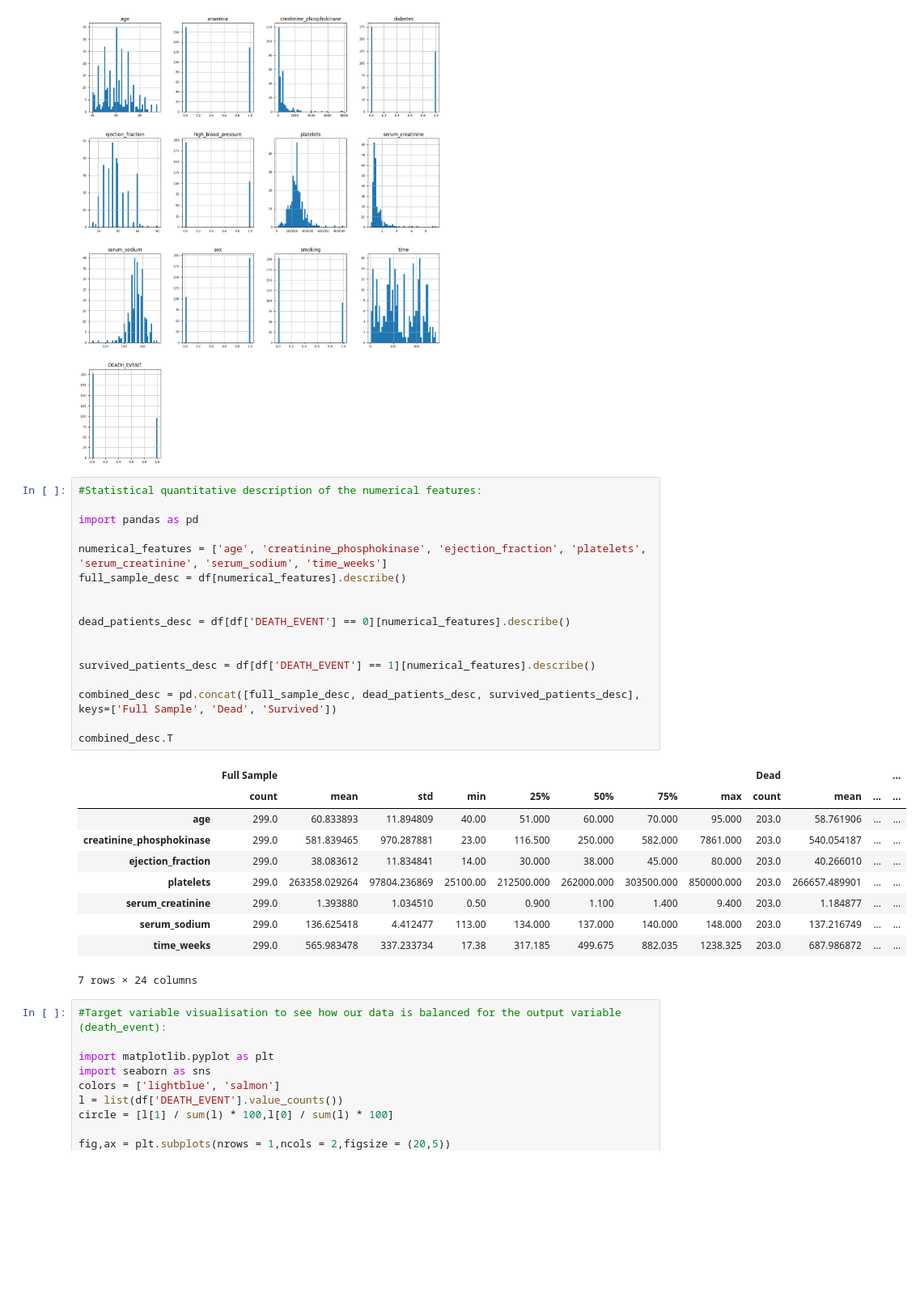
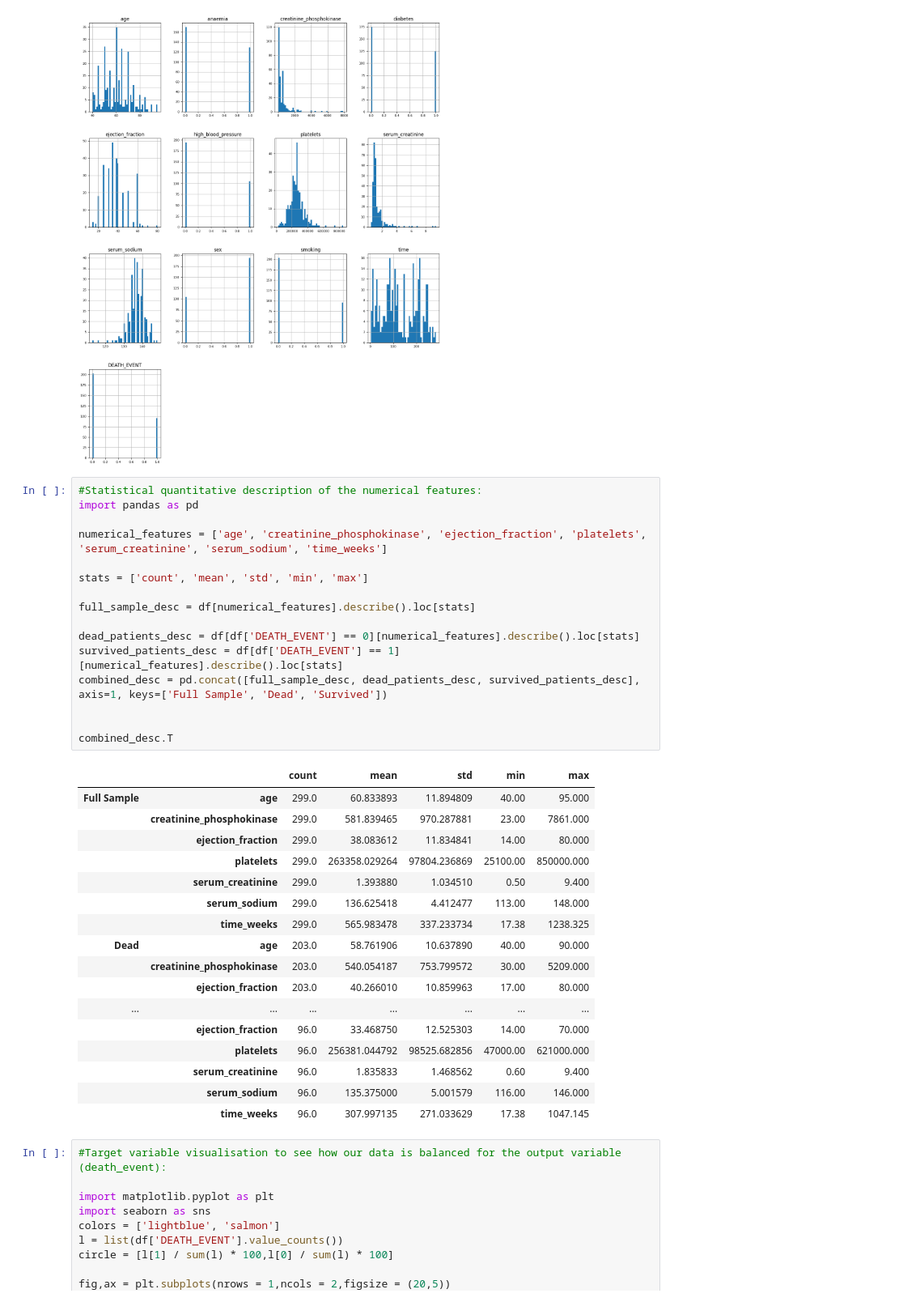
Before and after one commit to ShreyaSreeram/Datasci223-Final-Project, a Jupyter notebook: Datascience_223_Final_Project.ipynb, the cells around one changed output. Shown at 81% size. Cells and saved outputs as stored; diff of their text form; blank space fills up the shorter version.

```diff
--- a/Datascience_223_Final_Project.ipynb
+++ b/Datascience_223_Final_Project.ipynb
@@ -253,32 +253,38 @@ NameError: name 'plt' is not defined
 [figure]
 # %%
 #Statistical quantitative description of the numerical features:
-
 import pandas as pd
 
 numerical_features = ['age', 'creatinine_phosphokinase', 'ejection_fraction', 'platelets', 'serum_creatinine', 'serum_sodium', 'time_weeks']
-full_sample_desc = df[numerical_features].describe()
+
+stats = ['count', 'mean', 'std', 'min', 'max']
+
+full_sample_desc = df[numerical_features].describe().loc[stats]
+
+dead_patients_desc = df[df['DEATH_EVENT'] == 0][numerical_features].describe().loc[stats]
+survived_patients_desc = df[df['DEATH_EVENT'] == 1][numerical_features].describe().loc[stats]
+combined_desc = pd.concat([full_sample_desc, dead_patients_desc, survived_patients_desc], axis=1, keys=['Full Sample', 'Dead', 'Survived'])
 
 
-dead_patients_desc = df[df['DEATH_EVENT'] == 0][numerical_features].describe()
-
-
-survived_patients_desc = df[df['DEATH_EVENT'] == 1][numerical_features].describe()
-
-combined_desc = pd.concat([full_sample_desc, dead_patients_desc, survived_patients_desc], keys=['Full Sample', 'Dead', 'Survived'])
-
 combined_desc.T
 # %% [output]
-|  | Full Sample |  |  |  |  |  |  |  | Dead |  |  | ... |
-|  | count | mean | std | min | 25% | 50% | 75% | max | count | mean | ... | ... |
-| age | 299.0 | 60.833893 | 11.894809 | 40.00 | 51.000 | 60.000 | 70.000 | 95.000 | 203.0 | 58.761906 | ... | ... |
-| creatinine_phosphokinase | 299.0 | 581.839465 | 970.287881 | 23.00 | 116.500 | 250.000 | 582.000 | 7861.000 | 203.0 | 540.054187 | ... | ... |
-| ejection_fraction | 299.0 | 38.083612 | 11.834841 | 14.00 | 30.000 | 38.000 | 45.000 | 80.000 | 203.0 | 40.266010 | ... | ... |
-| platelets | 299.0 | 263358.029264 | 97804.236869 | 25100.00 | 212500.000 | 262000.000 | 303500.000 | 850000.000 | 203.0 | 266657.489901 | ... | ... |
-| serum_creatinine | 299.0 | 1.393880 | 1.034510 | 0.50 | 0.900 | 1.100 | 1.400 | 9.400 | 203.0 | 1.184877 | ... | ... |
-| serum_sodium | 299.0 | 136.625418 | 4.412477 | 113.00 | 134.000 | 137.000 | 140.000 | 148.000 | 203.0 | 137.216749 | ... | ... |
-| time_weeks | 299.0 | 565.983478 | 337.233734 | 17.38 | 317.185 | 499.675 | 882.035 | 1238.325 | 203.0 | 687.986872 | ... | ... |
+|  |  | count | mean | std | min | max |
+| Full Sample | age | 299.0 | 60.833893 | 11.894809 | 40.00 | 95.000 |
+|  | creatinine_phosphokinase | 299.0 | 581.839465 | 970.287881 | 23.00 | 7861.000 |
+|  | ejection_fraction | 299.0 | 38.083612 | 11.834841 | 14.00 | 80.000 |
+|  | platelets | 299.0 | 263358.029264 | 97804.236869 | 25100.00 | 850000.000 |
+|  | serum_creatinine | 299.0 | 1.393880 | 1.034510 | 0.50 | 9.400 |
+|  | serum_sodium | 299.0 | 136.625418 | 4.412477 | 113.00 | 148.000 |
+|  | time_weeks | 299.0 | 565.983478 | 337.233734 | 17.38 | 1238.325 |
+| Dead | age | 203.0 | 58.761906 | 10.637890 | 40.00 | 90.000 |
+|  | creatinine_phosphokinase | 203.0 | 540.054187 | 753.799572 | 30.00 | 5209.000 |
+|  | ejection_fraction | 203.0 | 40.266010 | 10.859963 | 17.00 | 80.000 |
+| ... | ... | ... | ... | ... | ... | ... |
+|  | ejection_fraction | 96.0 | 33.468750 | 12.525303 | 14.00 | 70.000 |
+|  | platelets | 96.0 | 256381.044792 | 98525.682856 | 47000.00 | 621000.000 |
+|  | serum_creatinine | 96.0 | 1.835833 | 1.468562 | 0.60 | 9.400 |
+|  | serum_sodium | 96.0 | 135.375000 | 5.001579 | 116.00 | 146.000 |
+|  | time_weeks | 96.0 | 307.997135 | 271.033629 | 17.38 | 1047.145 |
-7 rows × 24 columns
 # %%
 #Target variable visualisation to see how our data is balanced for the output variable (death_event):
 
```
Also changed, not shown: parts of 1 cell of this notebook.
